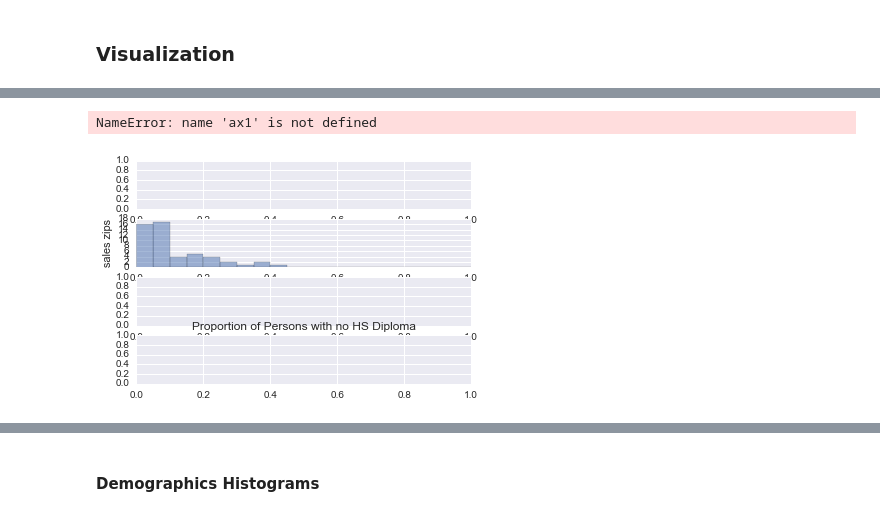
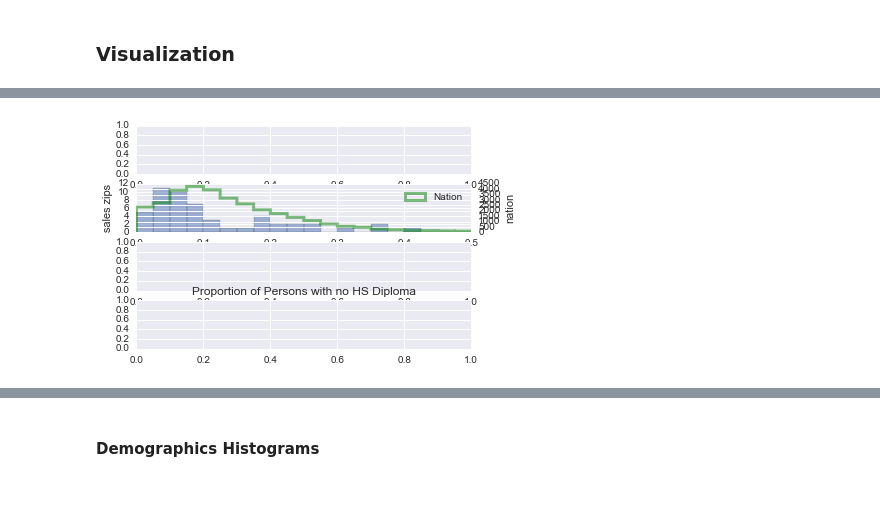
Before and after one commit to manifestlifeinc/open-data, a Jupyter notebook: samples/sci.ipynb, the cells around one changed output, grey strips where cells are left out. Cells and saved outputs as stored; diff of their text form; code cells hidden in the pictures.

```diff
--- a/samples/sci.ipynb
+++ b/samples/sci.ipynb
@@ -367,21 +359,20 @@ pyplot.show()
 # %%
 common_params = dict(bins=20, alpha=0.5,
-                     range=(0.0,1.0))
+                     range=(0.0,0.5))
 
 fig, axs = plt.subplots(4,1)
 plt.title('Proportion of Persons with no HS Diploma')
 axs[1].set_ylabel('sales zips')
 axs[1].hist(highsaleszips['NOHSDIP'], label='Sales Zips', **common_params)
 
-axs[2] = ax1.twinx()
+axs[2] = axs[1].twinx()
 axs[2].set_ylabel('nation')
 axs[2].hist(census_df['NOHSDIP'], label='Nation', histtype='step', linewidth=3, color='green', **common_params)
 
 plt.legend(loc='upper right')
 plt.show()
 # %% [output]
-NameError: name 'ax1' is not defined
-[figure, old version]
+[figure, new version]
 # %%
 fig, axs = plt.subplots(4,1)
 
```
Also changed, not shown: parts of 5 cells of this notebook, 1 other file.
